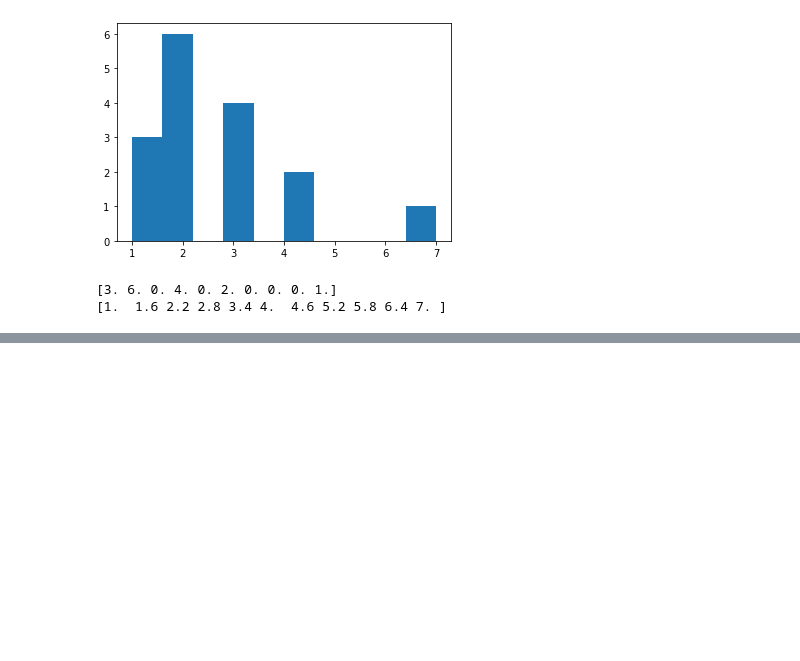
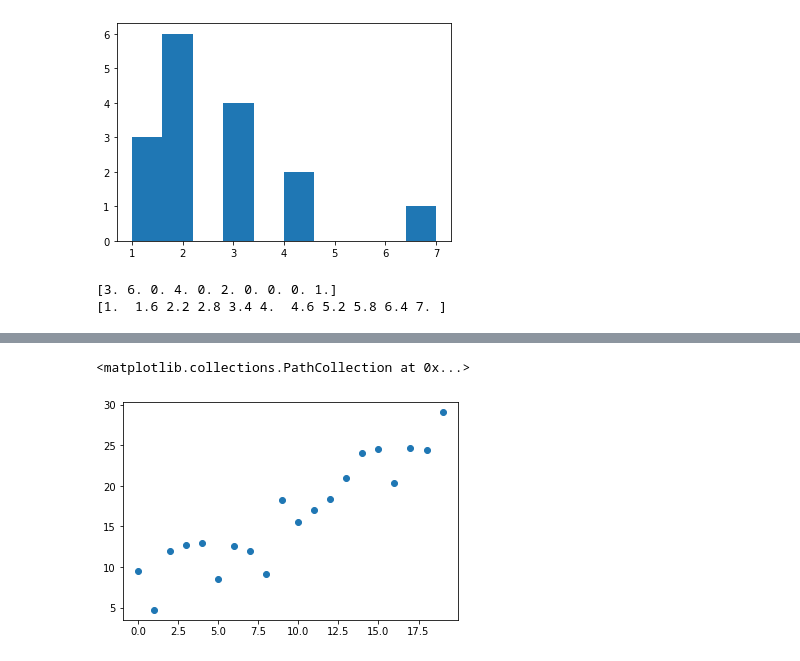
Before and after one commit to sarathchandravema/plot-shots, a Jupyter notebook: Matplotlib cont. and Seaborn.ipynb, the cells around one changed output, grey strips where cells are left out. Drawn from its saved outputs; the diff is of its cells as text; code cells hidden in the pictures; blank space fills up the shorter version.

```diff
--- a/Matplotlib cont. and Seaborn.ipynb
+++ b/Matplotlib cont. and Seaborn.ipynb
@@ -38,0 +77,5 @@ print(bins)
+# %%
+plt.scatter(x,y)
+# %% [output]
+<matplotlib.collections.PathCollection at 0x...>
+[figure, added]
```
Also changed, not shown: parts of 42 cells of this notebook.
